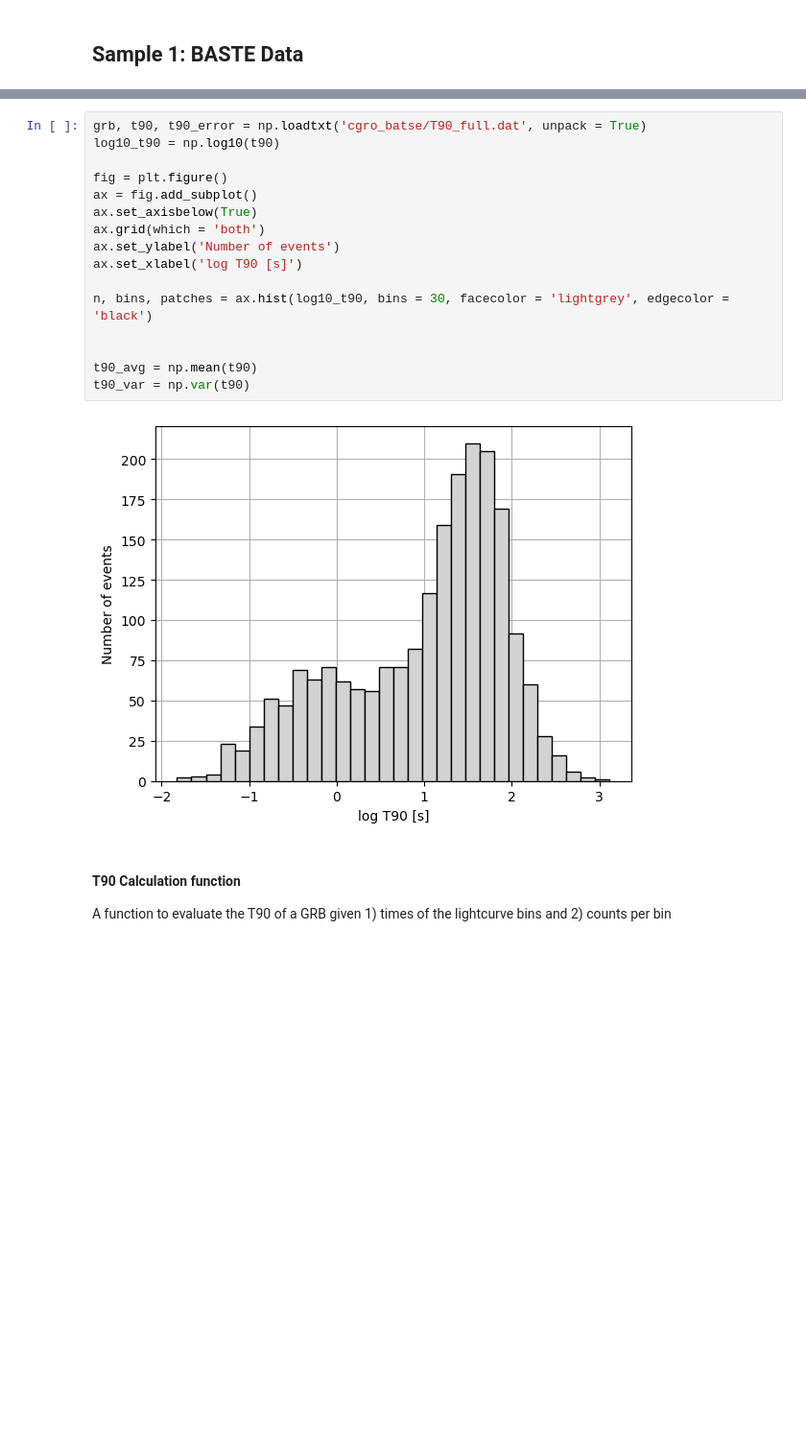
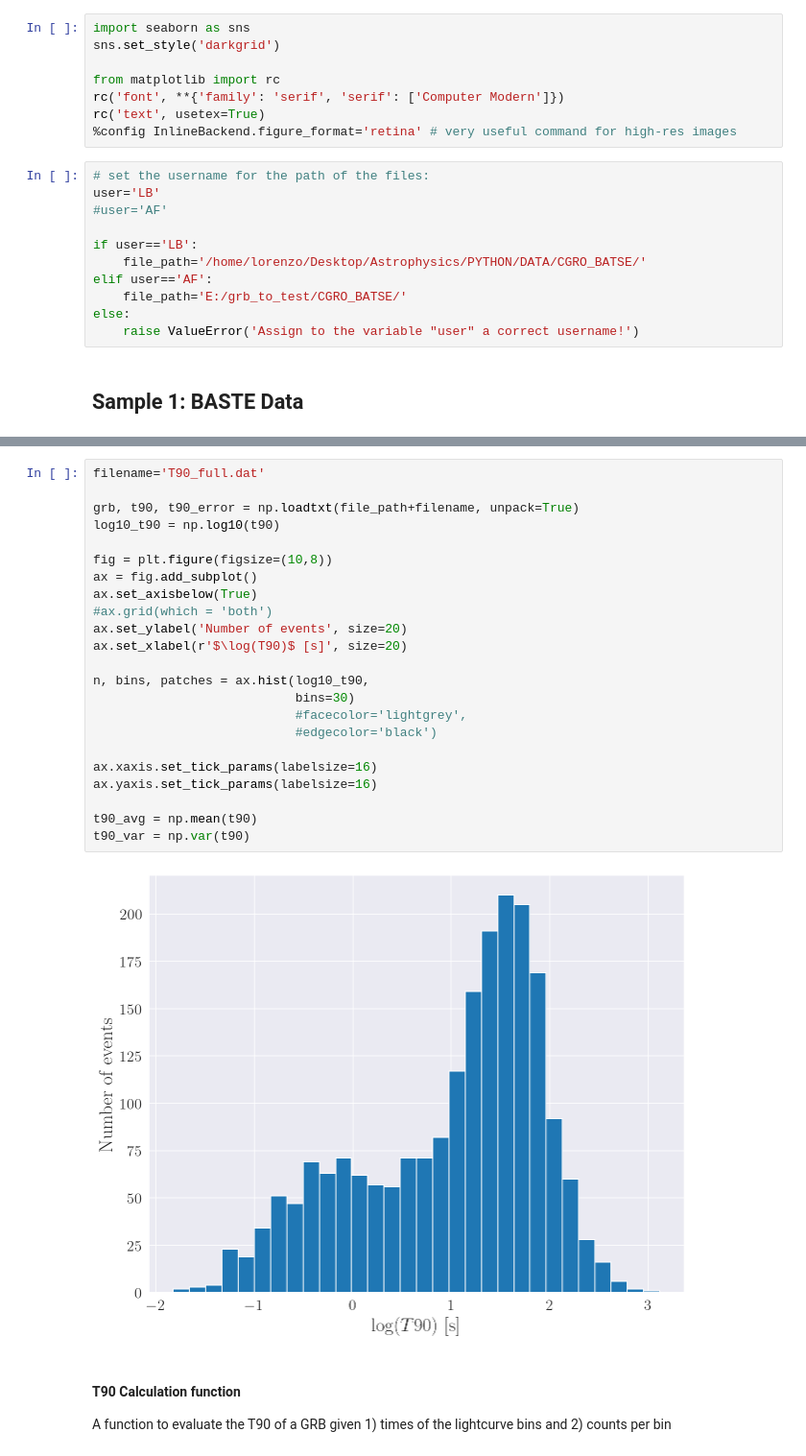
Before and after one commit to romanomaccary/geneticgrbs_v2, a Jupyter notebook: statistical_test/Real_GRBs_Test.ipynb, the cells around one changed output, grey strips where cells are left out. Shown at 96% size. Cells and saved outputs as stored; diff of their text form; blank space fills up the shorter version.

Commit message:
modified paths according to the user that compiles the notebook (choose the user at the beginning!). Fixed some errors related to some variables that were not defined

```diff
--- a/statistical_test/Real_GRBs_Test.ipynb
+++ b/statistical_test/Real_GRBs_Test.ipynb
@@ -8,3 +7,22 @@ import matplotlib.pyplot as plt
+# %%
+import seaborn as sns
+sns.set_style('darkgrid')
+
+from matplotlib import rc
+rc('font', **{'family': 'serif', 'serif': ['Computer Modern']})
+rc('text', usetex=True)
+%config InlineBackend.figure_format='retina' # very useful command for high-res images
+# %%
+# set the username for the path of the files:
+user='LB'
+#user='AF'
+
+if user=='LB':
+    file_path='/home/lorenzo/Desktop/Astrophysics/PYTHON/DATA/CGRO_BATSE/'
+elif user=='AF':
+    file_path='E:/grb_to_test/CGRO_BATSE/'
+else:
+    raise ValueError('Assign to the variable "user" a correct username!')
 # %% [markdown]
 
 ## Sample 1: BASTE Data
@@ -20,21 +38,28 @@ _(file path on Gravity: /astrodata/guidorzi/CGRO_BATSE/T90_full.dat, file path o
 # %%
-grb, t90, t90_error = np.loadtxt('cgro_batse/T90_full.dat', unpack = True)
+filename='T90_full.dat'
+
+grb, t90, t90_error = np.loadtxt(file_path+filename, unpack=True)
 log10_t90 = np.log10(t90)
 
-fig = plt.figure()
+fig = plt.figure(figsize=(10,8))
 ax = fig.add_subplot()
 ax.set_axisbelow(True)
-ax.grid(which = 'both')
-ax.set_ylabel('Number of events')
-ax.set_xlabel('log T90 [s]')
+#ax.grid(which = 'both')
+ax.set_ylabel('Number of events', size=20)
+ax.set_xlabel(r'$\log(T90)$ [s]', size=20)
 
-n, bins, patches = ax.hist(log10_t90, bins = 30, facecolor = 'lightgrey', edgecolor = 'black')
+n, bins, patches = ax.hist(log10_t90,
+                           bins=30)
+                           #facecolor='lightgrey',
+                           #edgecolor='black')
 
+ax.xaxis.set_tick_params(labelsize=16)
+ax.yaxis.set_tick_params(labelsize=16)
 
 t90_avg = np.mean(t90)
 t90_var = np.var(t90)
 # %% [output]
-[figure, old version]
+[figure, new version]
 # %% [markdown]
 #### T90 Calculation function
 A function to evaluate the T90 of a GRB given 1) times of the lightcurve bins and 2) counts per bin
```
Also changed, not shown: parts of 9 cells of this notebook.
